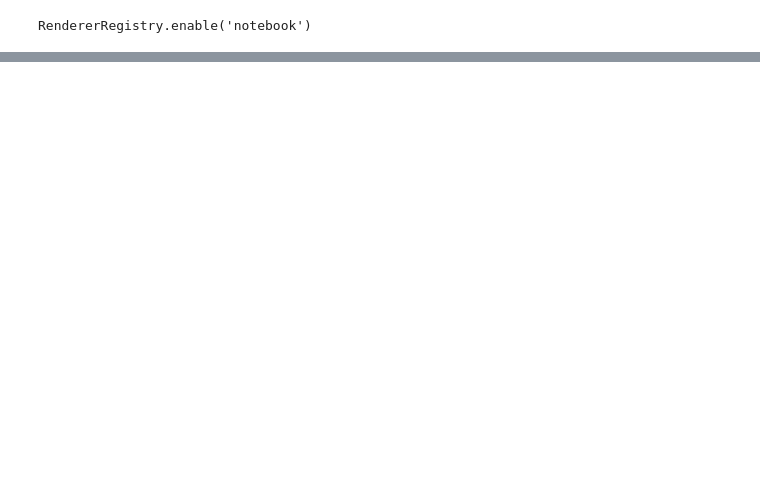
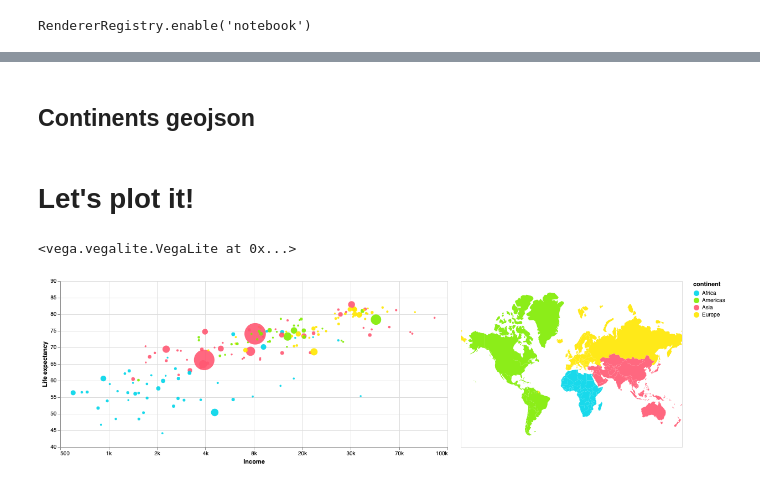
Before and after one commit to trokhymovych/Data_Visualization, a Jupyter notebook: HW4/HW4.ipynb, the cells around one changed output, grey strips where cells are left out. Saved outputs shown, nothing was run; the diff lists cells and outputs as text; code cells hidden in the pictures; blank space fills up the shorter version.

```diff
--- a/HW4/HW4.ipynb
+++ b/HW4/HW4.ipynb
@@ -17,2 +43,64 @@ ValueError: Expected object or value
+# %% [markdown]
+## Continents geojson
+# %%
+path = 'https://gist.github.com/hrbrmstr/91ea5cc9474286c72838/raw/59421ff9b268ff0929b051ddafafbeb94a4c1910/continents.json'
+geo_data = gpd.GeoDataFrame.from_file((path))
+geo_data.columns = ['continent','geometry']
+
+gdf = gpd.GeoDataFrame(geo_data)
+gdf = gdf[:7]
+gdf.continent = ['Asia', 'Americas', 'Europe', 'Africa', 'Americas', 'Asia', 'Asia']
+
+gdf.columns
+# %% [markdown]
+# Let's plot it!
+# %%
+# CONVERT GEOPANDAS DATAFRAME BACK TO GEOJSON
+choro_json = json.loads(gdf.to_json())
+choro_data = alt.Data(values=choro_json['features'])
+# %%
+# configure axis and view
+single_selection_1 = alt.selection_single(fields = ['continent'], on='mouseover')
+single_selection_2 = alt.selection_single(fields = ['continent'])
+
+slider = alt.binding_range(min=2009, max=2017, step=1, name='Year:  ', )
+slider_selection = alt.selection_single(name="year_selector", fields=['year'],bind=slider, init={'year': 2009}, )
+
+
+mapp = alt.Chart(choro_data).mark_geoshape(
+    fill='lightgray',
+    stroke='transparent'
+).encode(
+    color = alt.Color('continent:N',
+              scale=alt.Scale(range = ["#00D5E9", "#7FEB00", "#FF5872", "#FFE700"]),
+              title = "DC Population", legend = None),
+    opacity = alt.condition(single_selection_2, alt.value(0.9), alt.value(0.25))
+).add_selection(single_selection_2).transform_calculate(continent = 'datum.properties.region_un')
+
+chart = alt.Chart(df).mark_circle().encode(
+    x = alt.X('gdpPerCap:Q',
+              title = 'Income',
+              scale = alt.Scale(type = 'log', base = 2),
+              axis = alt.Axis(format = '.1s')),
+    y = alt.Y('lifeExp:Q',
+              title = 'Life expectancy',
+              scale = alt.Scale(zero = False, domain = [40,90])),
+    color = alt.Color('continent:N',
+                      title = 'continent',
+                      scale = alt.Scale(range = ["#00D5E9", "#7FEB00", "#FF5872", "#FFE700"])),
+    size = alt.Size('pop:Q',
+                    title = 'population',
+                    scale = alt.Scale(range = [10, 1500]),
+                    legend = None),
+    opacity = alt.condition(single_selection_1, alt.value(0.9), alt.value(0.25)),
+).add_selection(single_selection_1
+).transform_filter(single_selection_2
+).add_selection(slider_selection
+).transform_filter(slider_selection).properties(width = 700, height = 300)
+
+alt.hconcat(chart, mapp)
+# %% [output]
+<vega.vegalite.VegaLite at 0x...>
+[figure, added]
 # %%
 # configure axis and view
```
Also changed, not shown: parts of 11 cells of this notebook, 2 other files.
